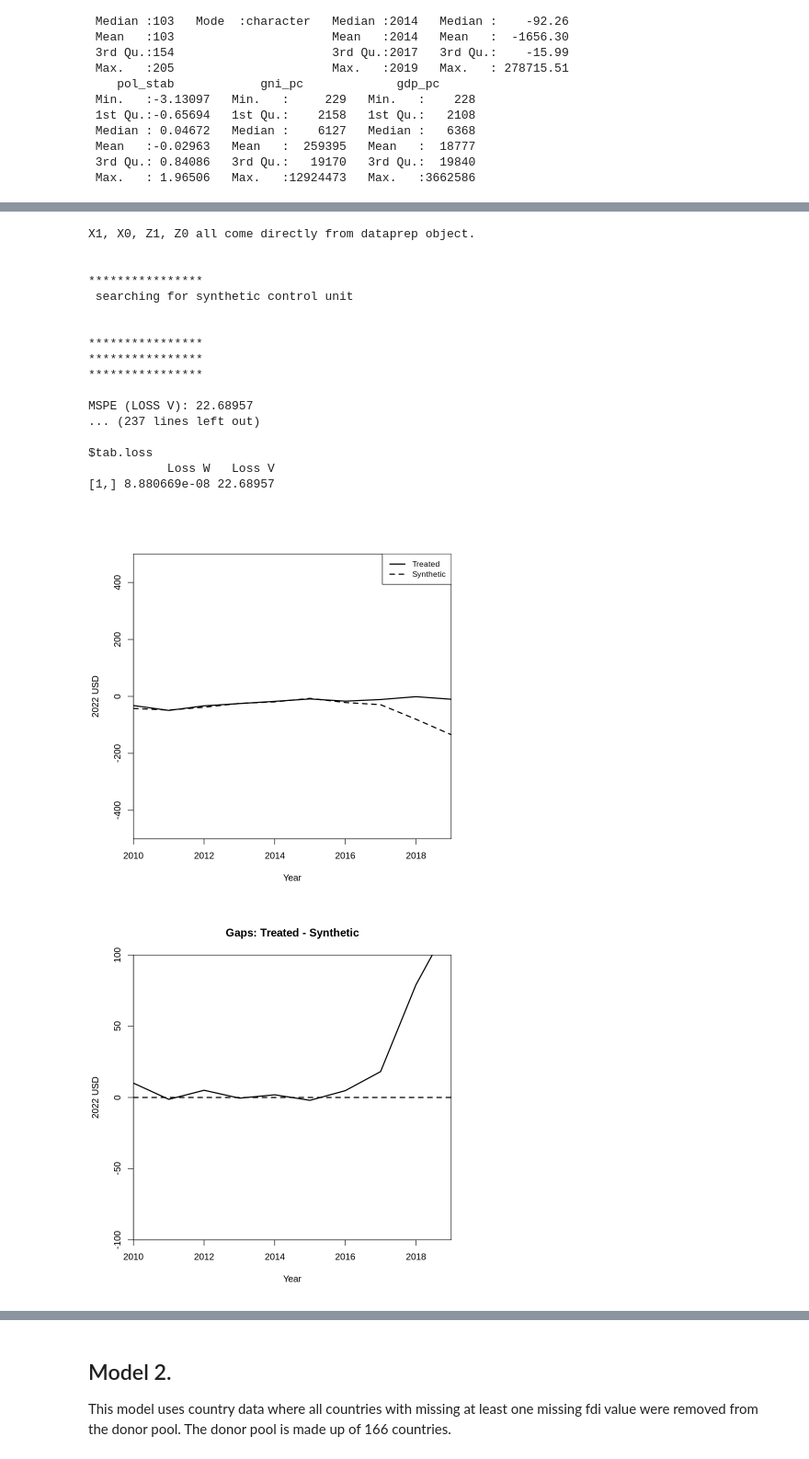
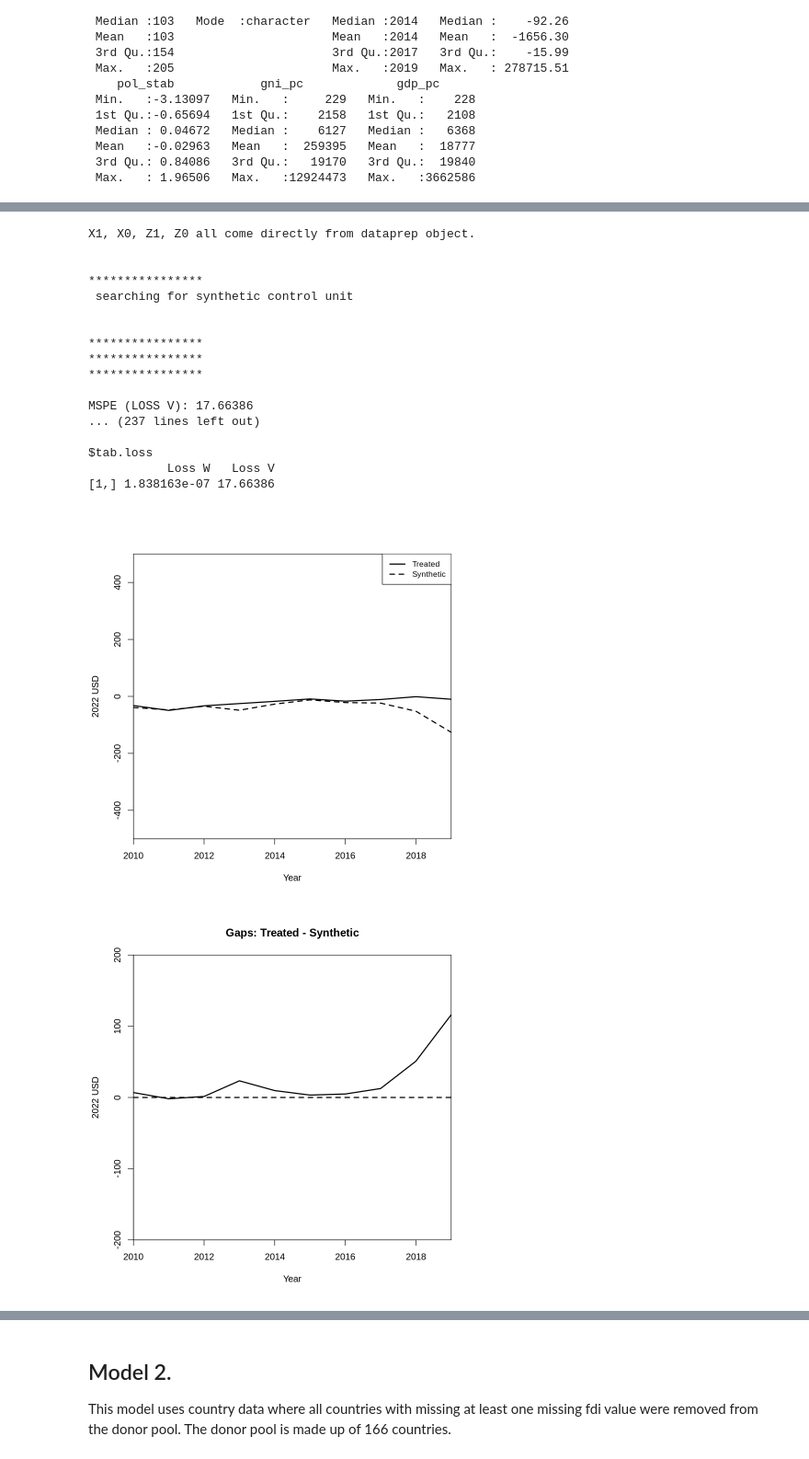
Before and after one commit to ibukunlola/capstone, a Jupyter notebook: model3/synth_cont.ipynb, the cells around one changed output, grey strips where cells are left out. Shown: that part at 92% size. Saved outputs shown, nothing was run; the diff lists cells and outputs as text; code cells hidden in the pictures.

```diff
--- a/model3/synth_cont.ipynb
+++ b/model3/synth_cont.ipynb
@@ -103,4 +211,6 @@ summary(dd_pc)
 # %%
+#BACKDATING
+
 dataprep.out <- dataprep(dd_pc,
                          predictors =
                            c("pol_stab",
@@ -117,9 +227,9 @@ dataprep.out <- dataprep(dd_pc,
                            ),
                          dependent = "fdi_pc",
                          time.variable = 'year',
-                         time.predictors.prior = c(2010:2016),
+                         time.predictors.prior = c(2010:2012),
                          unit.names.variable = "country_name",
-                         time.optimize.ssr = c(2010:2016),
+                         time.optimize.ssr = c(2010:2012),
                          time.plot = 2010:2019,
                          unit.variable = "X",
                          treatment.identifier = "Nigeria",
@@ -136,35 +246,35 @@ print(synth.tables)
 
 path.plot(dataprep.res = dataprep.out,
           synth.res = synth.out
           ,Ylim = c(-500, 500),
           Ylab = '2022 USD',
           Xlab = "Year"
           )
 
 
 gaps.plot(dataprep.res = dataprep.out,
           synth.res = synth.out
-          ,Ylim = c(-100, 100),
+          ,Ylim = c(-200, 200),
           Ylab = '2022 USD',
           Xlab = "Year"
           )
 # %% [output]
 X1, X0, Z1, Z0 all come directly from dataprep object.
 
 
 ****************
  searching for synthetic control unit
 
 
 ****************
 ****************
 ****************
 
-MSPE (LOSS V): 22.68957
+MSPE (LOSS V): 17.66386
 ... (237 lines left out)
 
 $tab.loss
            Loss W   Loss V
-[1,] 8.880669e-08 22.68957
+[1,] 1.838163e-07 17.66386
-[figure, old version]
+[figure, new version]
-[figure, old version]
+[figure, new version]
```
Also changed, not shown: parts of 16 cells of this notebook.
